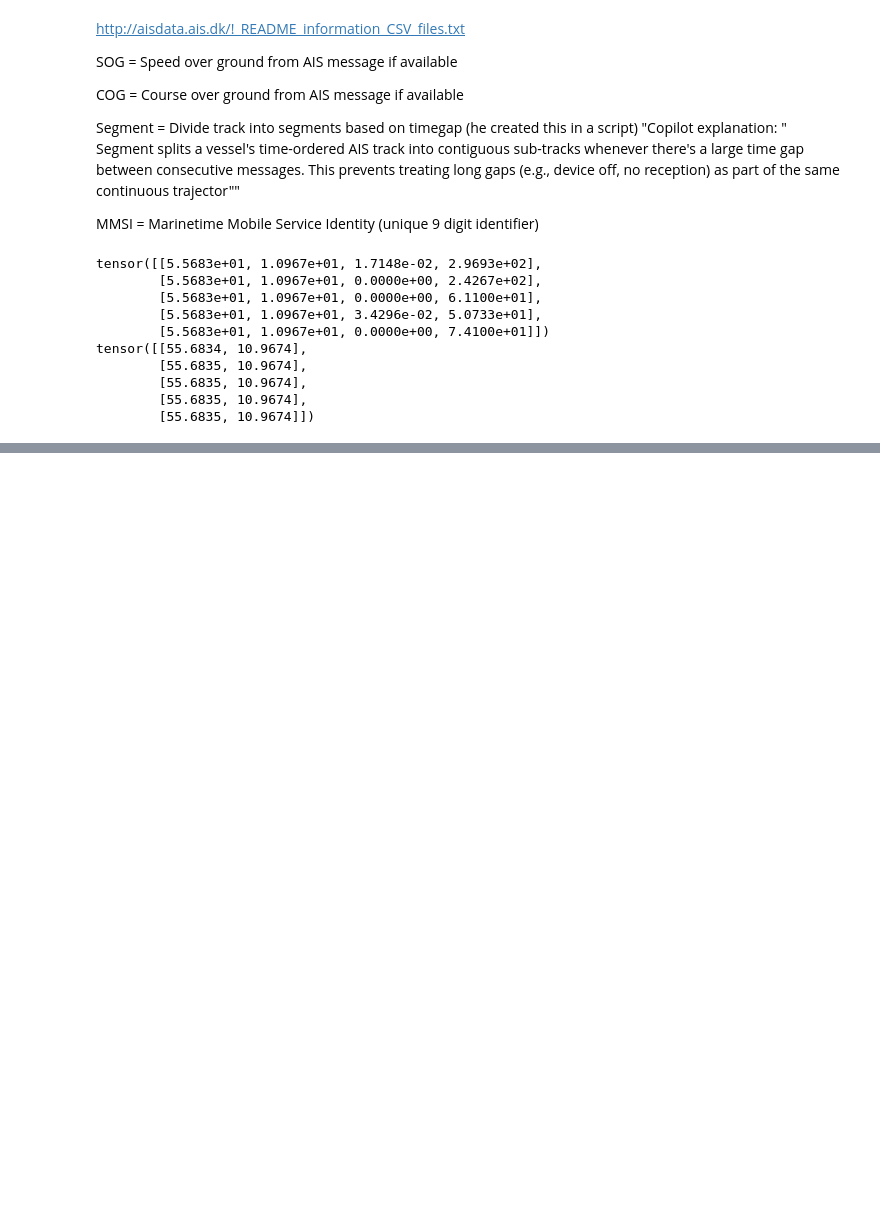
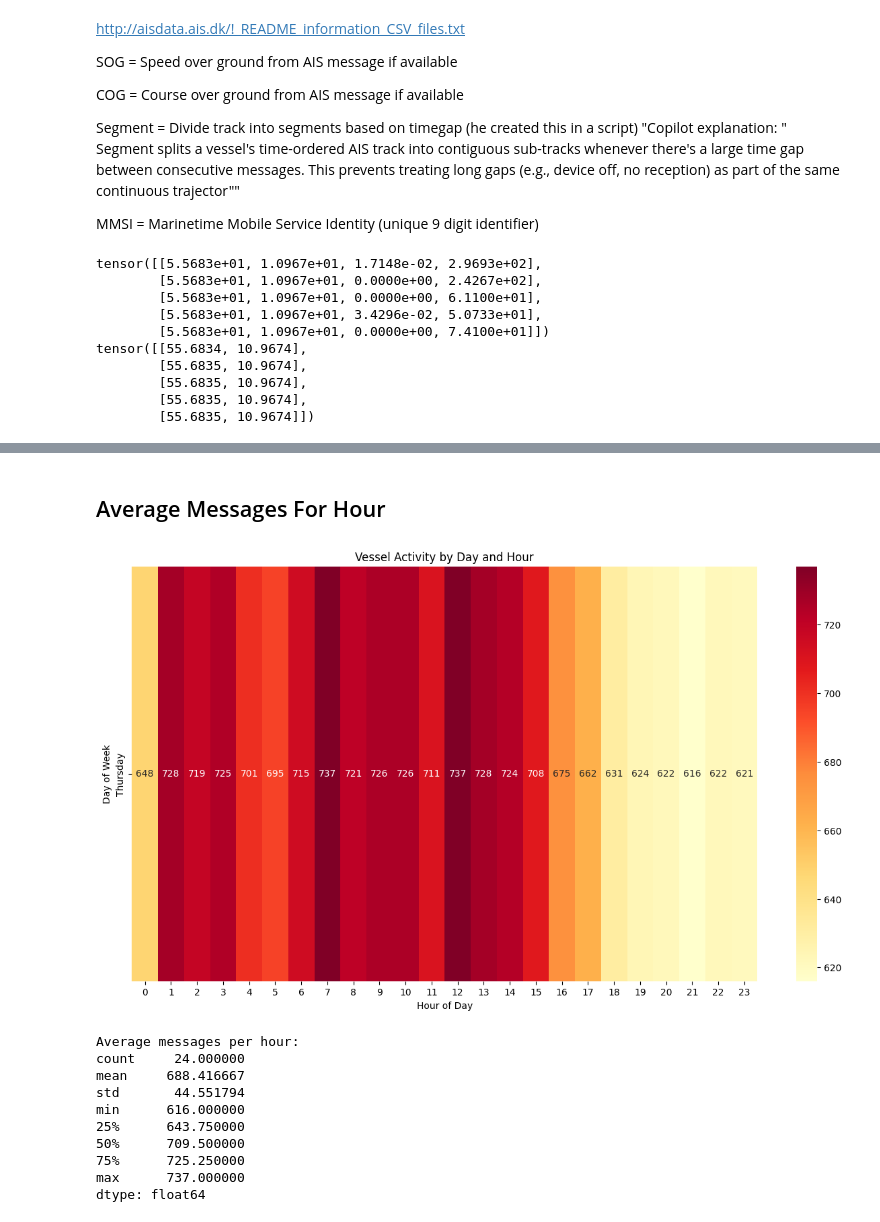
Before and after one commit to veronikal24/DeepLearning, a Jupyter notebook: DataExplorationVeronika.ipynb, the cells around one changed output, grey strips where cells are left out. Saved outputs shown, nothing was run; the diff lists cells and outputs as text; code cells hidden in the pictures; blank space fills up the shorter version.

```diff
--- a/DataExplorationVeronika.ipynb
+++ b/DataExplorationVeronika.ipynb
@@ -203,0 +108,33 @@ Wrote sample_for_modeling.parquet
+# %% [markdown]
+## Average Messages For Hour
+# %%
+# Analyze daily and hourly patterns
+df['hour'] = df['Timestamp'].dt.hour
+df['day_of_week'] = df['Timestamp'].dt.day_name()
+
+# Create pivot table for heatmap
+activity_matrix = pd.crosstab(df['day_of_week'], df['hour'])
+
+# Create heatmap
+plt.figure(figsize=(15, 8))
+sns.heatmap(activity_matrix, cmap='YlOrRd', annot=True, fmt='d')
+plt.title('Vessel Activity by Day and Hour')
+plt.xlabel('Hour of Day')
+plt.ylabel('Day of Week')
+plt.show()
+
+# Show hourly statistics
+print("\nAverage messages per hour:")
+print(df.groupby('hour').size().describe())
+# %% [output]
+[figure, added]
+Average messages per hour:
+count     24.000000
+mean     688.416667
+std       44.551794
+min      616.000000
+25%      643.750000
+50%      709.500000
+75%      725.250000
+max      737.000000
+dtype: float64
```
Also changed, not shown: parts of 18 cells of this notebook.
